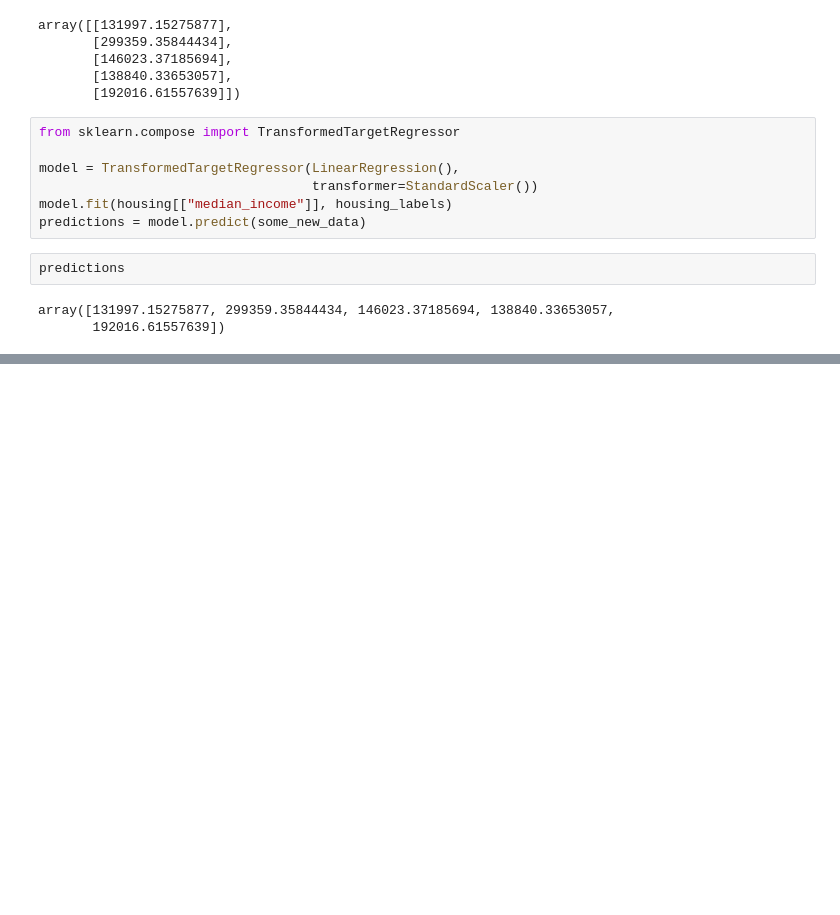
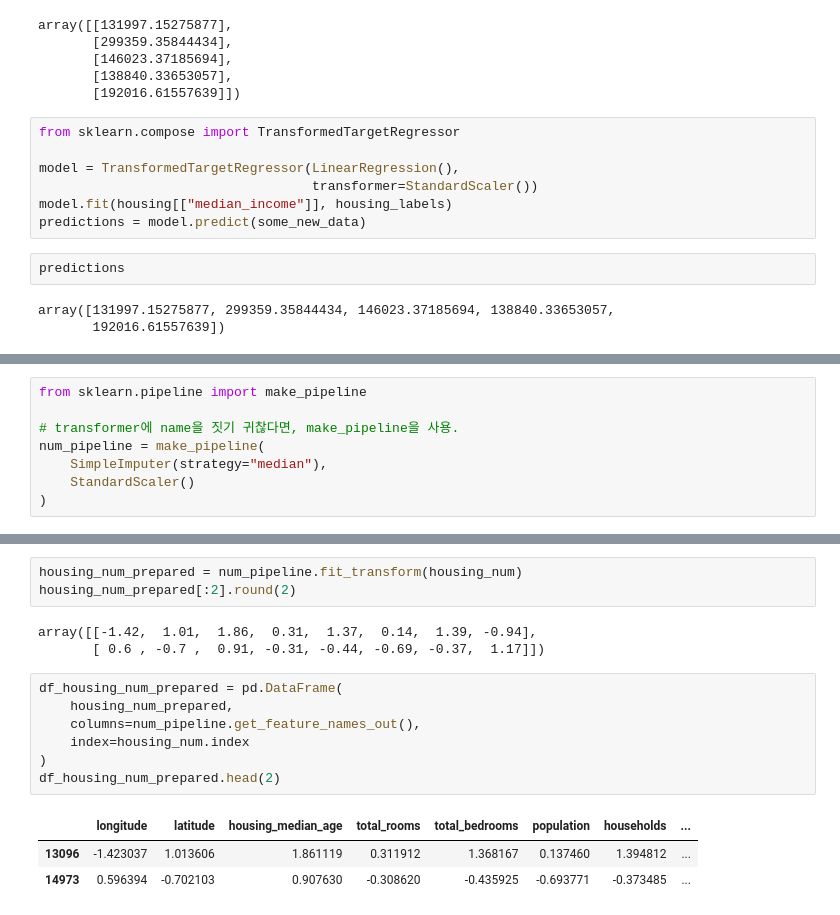
Before and after one commit to Logqwerty/handson-ml3-practice, a Jupyter notebook: 02_end_to_end_ml_project.ipynb, the cells around one changed output, grey strips where cells are left out. Drawn from its saved outputs; the diff is of its cells as text; blank space fills up the shorter version.

```diff
--- a/02_end_to_end_ml_project.ipynb
+++ b/02_end_to_end_ml_project.ipynb
@@ -1303,0 +1314,8 @@ plt.show()
+# %%
+from sklearn.pipeline import make_pipeline
+
+# transformer에 name을 짓기 귀찮다면, make_pipeline을 사용.
+num_pipeline = make_pipeline(
+    SimpleImputer(strategy="median"),
+    StandardScaler()
+)
@@ -1303,0 +1338,17 @@ plt.show()
+# %%
+housing_num_prepared = num_pipeline.fit_transform(housing_num)
+housing_num_prepared[:2].round(2)
+# %% [output]
+array([[-1.42,  1.01,  1.86,  0.31,  1.37,  0.14,  1.39, -0.94],
+       [ 0.6 , -0.7 ,  0.91, -0.31, -0.44, -0.69, -0.37,  1.17]])
+# %%
+df_housing_num_prepared = pd.DataFrame(
+    housing_num_prepared,
+    columns=num_pipeline.get_feature_names_out(),
+    index=housing_num.index
+)
+df_housing_num_prepared.head(2)
+# %% [output]
+|  | longitude | latitude | housing_median_age | total_rooms | total_bedrooms | population | households | ... |
+| 13096 | -1.423037 | 1.013606 | 1.861119 | 0.311912 | 1.368167 | 0.137460 | 1.394812 | ... |
+| 14973 | 0.596394 | -0.702103 | 0.907630 | -0.308620 | -0.435925 | -0.693771 | -0.373485 | ... |
```
Also changed, not shown: parts of 72 cells of this notebook.
